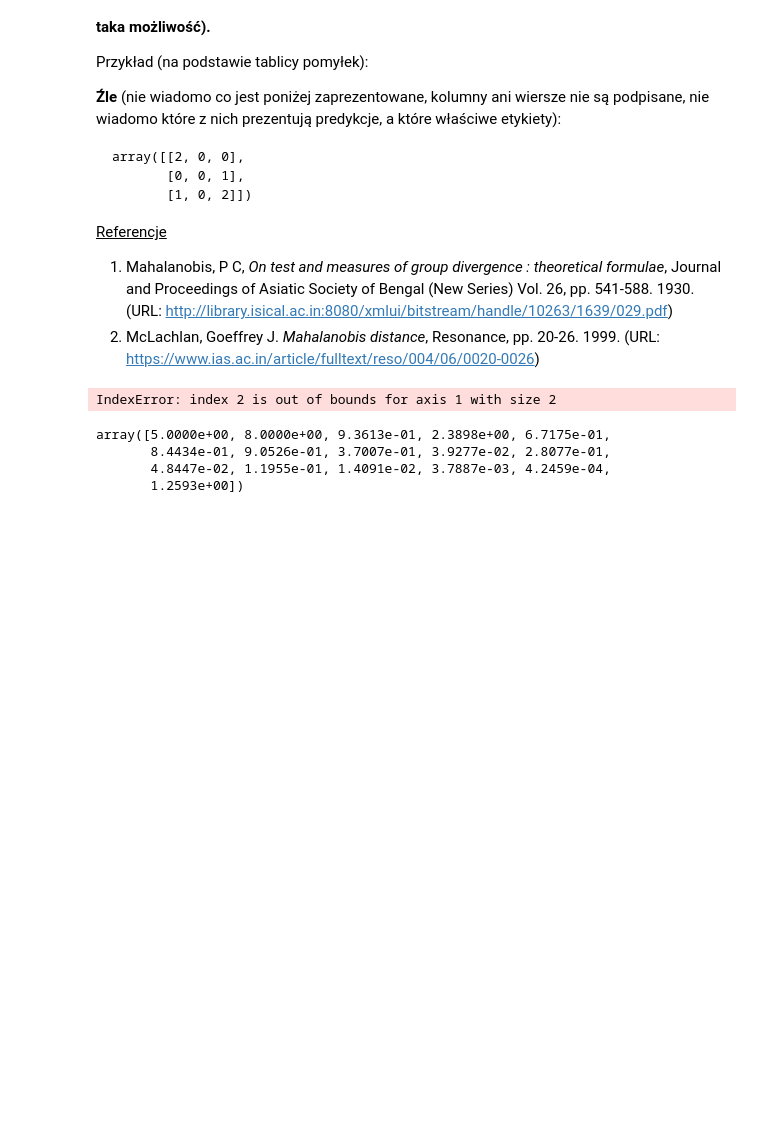
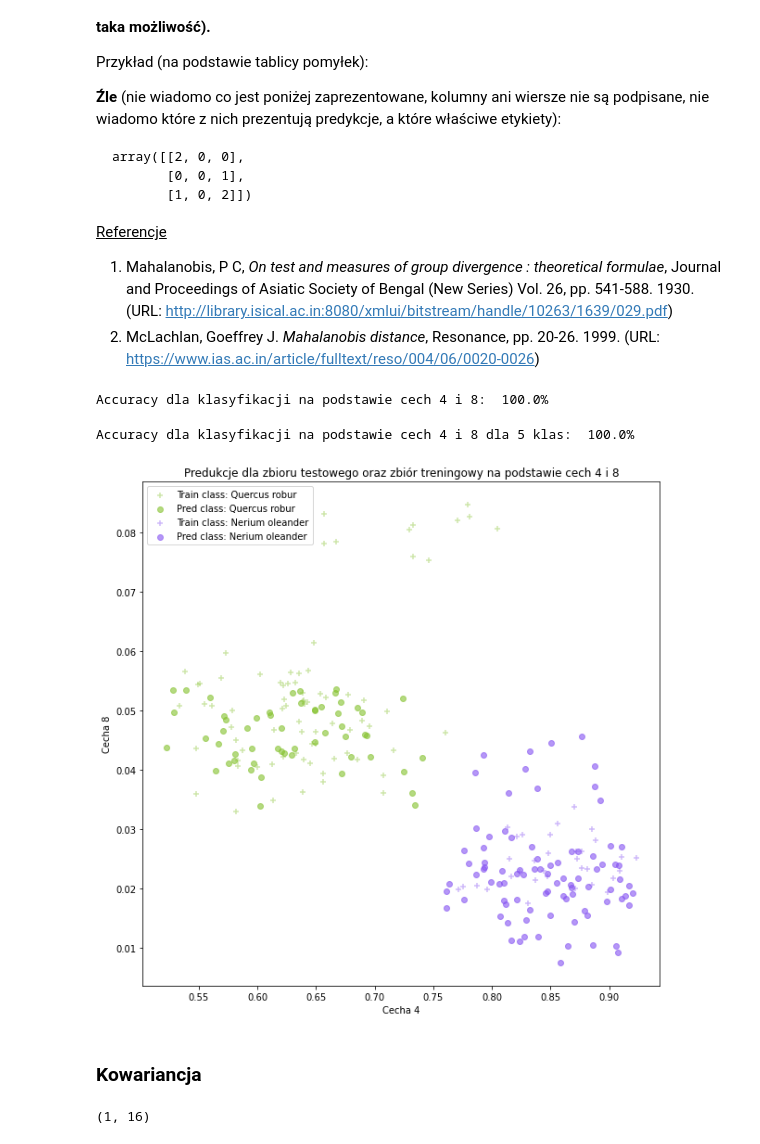
Before and after one commit to rafalbalcerzak/sad, a Jupyter notebook: sad4/Lab04.ipynb, the cells around one changed output. Drawn from its saved outputs; the diff is of its cells as text; code cells hidden in the pictures; blank space fills up the shorter version.

```diff
--- a/sad4/Lab04.ipynb
+++ b/sad4/Lab04.ipynb
@@ -94,14 +93,11 @@ def choose_classes(classes):
     return c_train, c_test
 # %%
 def centeroid(arr):
+    ans =[]
     length = arr.shape[0]
-    ans =[]
-    for i in range(len(arr)):
-         ans.append(np.sum(arr[:, i]/length))
+    for i in range(arr.shape[1]):
+        suma  = np.sum(arr[:,i])
+        ans.append(suma/length)
     return ans
-#     sum_x = np.sum(arr[:, 0])
-#     sum_y = np.sum(arr[:, 1])
-#     length = arr.shape[0]
-#     return sum_x/length, sum_y/length
 # %%
 # klasyfikator nm
@@ -117,18 +131,57 @@ def nM(train, test, features, classes):
 # %%
 features = [4,8]
-# classes=[1,2,3,4,5,6,7,8,10]
-classes = [5,7]
+# classes=[1,2,3,4,5,6,7,8,9,10]
+classes = [5,8]
 
 # tworzenie podzbiorów dla wybranych klas
 new_train, new_test = choose_classes(classes)
 
-nM(new_train, new_test, features, classes)
+centers = centers(new_train, classes)
+classified = nM(new_train, new_test, features, centers)
+
+print(f'Accuracy dla klasyfikacji na podstawie cech 4 i 8: {acc(classified, new_test): .1%}')
 # %% [output]
-IndexError: index 2 is out of bounds for axis 1 with size 2
+Accuracy dla klasyfikacji na podstawie cech 4 i 8:  100.0%
 # %%
-new_test[1]
+from matplotlib.axes._axes import _log as matplotlib_axes_logger
+matplotlib_axes_logger.setLevel('ERROR')
+color = []
+for i in range(41):
+    color.append((random.randint(0,100)/100,random.randint(0,100)/100,random.randint(0,100)/100))
+
+nazwy = {3: 'Populus nigra',
+         5: 'Quercus robur',
+         8: 'Nerium oleander',
+         10:'Tilia tomentosa',
+         13:'Corylus avellana'}
+
+plt.rcParams["figure.figsize"] = (10,10)
+
+plt.title("Predukcje dla zbioru testowego oraz zbiór treningowy na podstawie cech 4 i 8")
+plt.xlabel(f"Cecha 4")
+plt.ylabel(f"Cecha 8")
+
+
+for cl in classes:
+    plt.scatter(x=new_train[new_train[:,0] == cl][:,features[0]],
+                y=new_train[new_train[:,0] == cl][:,features[1]],
+                label='Train class: '+nazwy[cl],
+                marker ='+',
+                c = color[cl],
+                alpha=0.4)
+
+    plt.scatter(x=classified[classified[:,0] == cl][:,features[0]],
+                y=classified[classified[:,0] == cl][:,features[1]],
+                label='Pred class: '+nazwy[cl],
+                c = color[cl],
+                alpha=0.6)
+
+
+plt.legend()
+
+print(f'Accuracy dla klasyfikacji na podstawie cech 4 i 8 dla 5 klas: {acc(classified, new_test): .1%}')
 # %% [output]
-array([5.0000e+00, 8.0000e+00, 9.3613e-01, 2.3898e+00, 6.7175e-01,
-       8.4434e-01, 9.0526e-01, 3.7007e-01, 3.9277e-02, 2.8077e-01,
-       4.8447e-02, 1.1955e-01, 1.4091e-02, 3.7887e-03, 4.2459e-04,
-       1.2593e+00])
+Accuracy dla klasyfikacji na podstawie cech 4 i 8 dla 5 klas:  100.0%
+[figure, added]
+# %% [markdown]
+### Kowariancja
@@ -134,0 +195,4 @@ array([5.0000e+00, 8.0000e+00, 9.3613e-01, 2.3898e+00, 6.7175e-01,
+# %%
+centers1.shape
+# %% [output]
+(1, 16)
```
Also changed, not shown: parts of 11 cells of this notebook, 2 other files.
